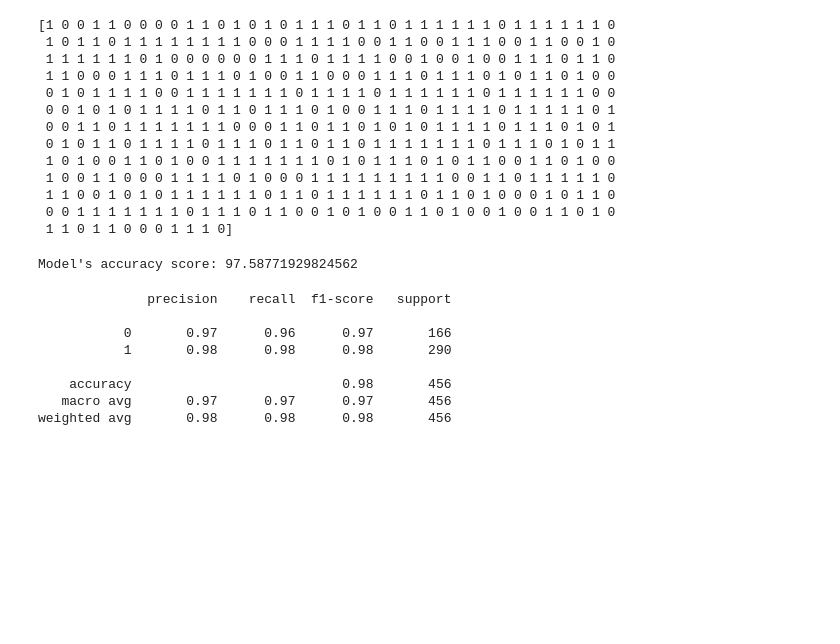
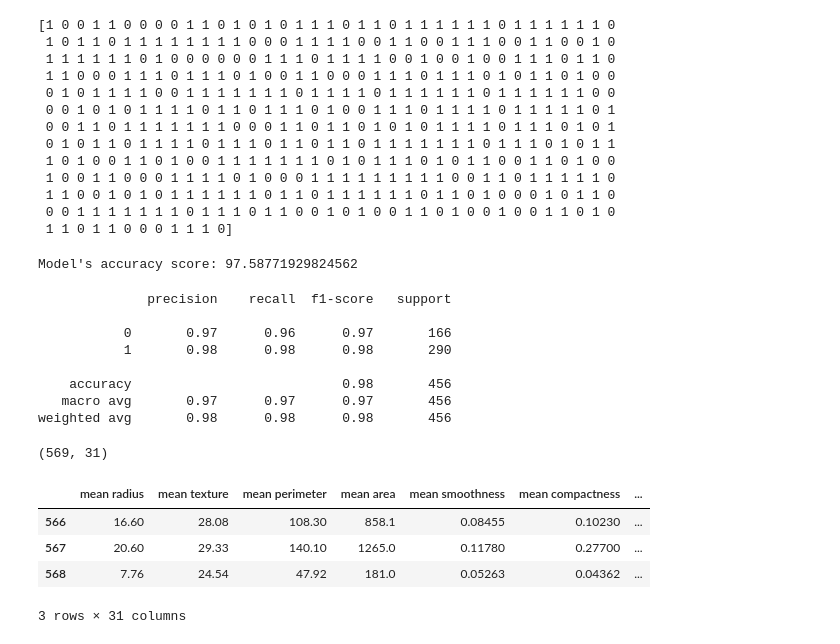
Before and after one commit to xors11/ML_journey, a Jupyter notebook: multiple_logistic_regression.ipynb, the cells around one changed output. Saved outputs shown, nothing was run; the diff lists cells and outputs as text; code cells hidden in the pictures; blank space fills up the shorter version.

```diff
--- a/multiple_logistic_regression.ipynb
+++ b/multiple_logistic_regression.ipynb
@@ -79,3 +79,15 @@ print(classification_report(y_test,y_pred))
     accuracy                           0.98       456
    macro avg       0.97      0.97      0.97       456
 weighted avg       0.98      0.98      0.98       456
+# %%
+df.shape
+# %% [output]
+(569, 31)
+# %%
+df.tail(3)
+# %% [output]
+|  | mean radius | mean texture | mean perimeter | mean area | mean smoothness | mean compactness | ... |
+| 566 | 16.60 | 28.08 | 108.30 | 858.1 | 0.08455 | 0.10230 | ... |
+| 567 | 20.60 | 29.33 | 140.10 | 1265.0 | 0.11780 | 0.27700 | ... |
+| 568 | 7.76 | 24.54 | 47.92 | 181.0 | 0.05263 | 0.04362 | ... |
+3 rows × 31 columns
```
Also changed, not shown: 2 other files.
